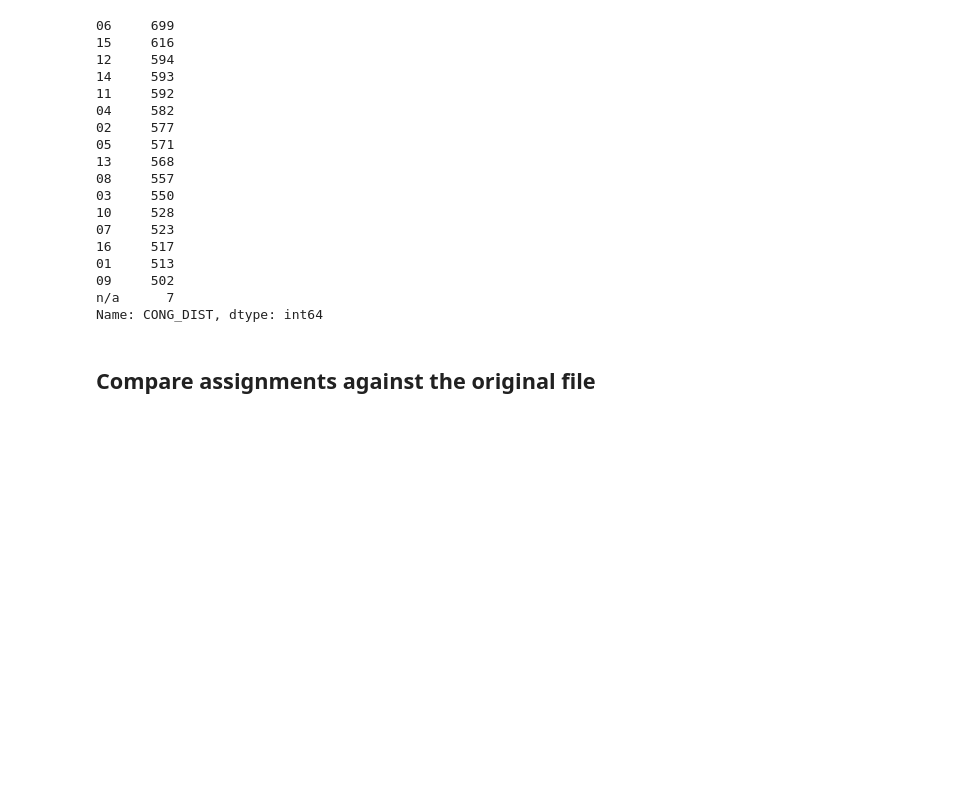
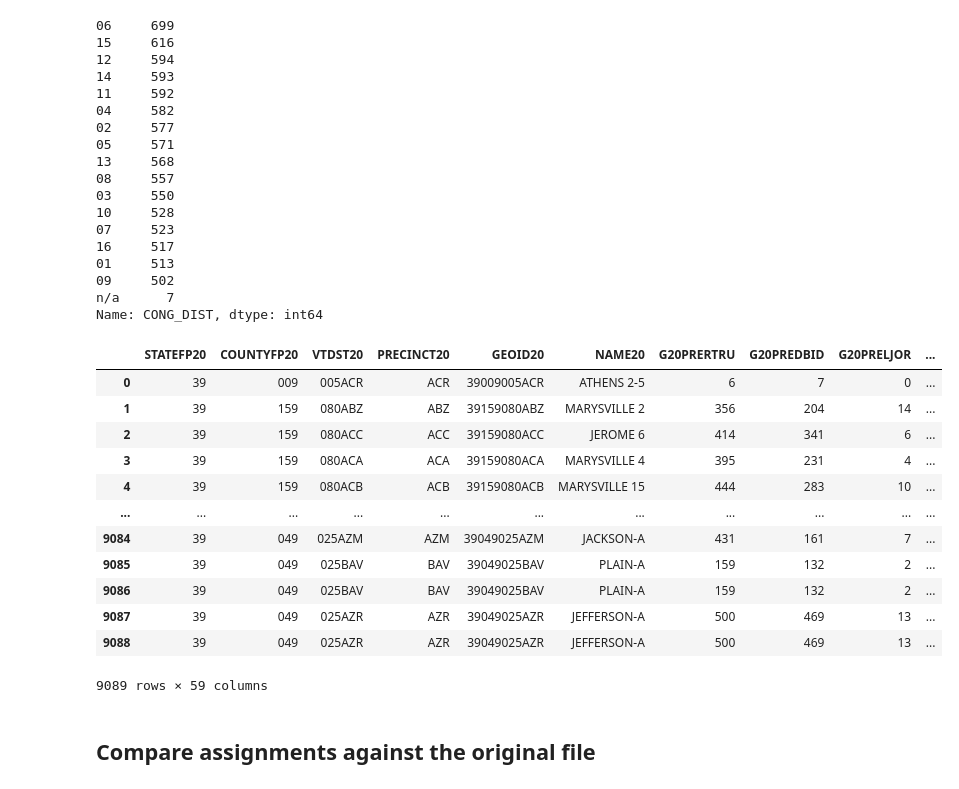
Before and after one commit to nonpartisan-redistricting-datahub/erj-oh, a Jupyter notebook: 2020/general/oh_gen_20_cong_prec.ipynb, the cells around one changed output. Saved outputs shown, nothing was run; the diff lists cells and outputs as text; code cells hidden in the pictures; blank space fills up the shorter version.

```diff
--- a/2020/general/oh_gen_20_cong_prec.ipynb
+++ b/2020/general/oh_gen_20_cong_prec.ipynb
@@ -490,6 +497,28 @@ def cd_splits(cd_list,level,old_name):
     #Remove the precinct that was split
     attempt_one=attempt_one[attempt_one["UNIQUE_ID"]!=old_name]
     attempt_one.reset_index(drop=True,inplace=True)
+# %%
+def cd_splits_mod(level, old_name, attempt_one):
+    full_shape = attempt_one.loc[attempt_one["UNIQUE_ID"]==old_name]
+    #print(old_name,"->"," & ".join(new_id_list))
+
+    test_join = gp.overlay(full_shape, oh_con_districts, how = "intersection")
+    if test_join.empty:
+        print("***Issue merging SLDL: ", old_name)
+    #print(list(attempt_one.columns))
+
+    for index, row in test_join.iterrows():
+        test_join.at[index, "UNIQUE_ID"] = old_name+"-("+level + "-" + row["CD116FP"] + ")"
+        for column in test_join:
+            if column in final_races and row["CD116FP"] not in column:
+                test_join.at[index, column] = 0
+        test_join = test_join[list(attempt_one.columns)]
+
+
+    attempt_one=attempt_one[attempt_one["UNIQUE_ID"]!=old_name]
+    attempt_one = pd.concat([attempt_one, test_join])
+    attempt_one.reset_index(drop=True,inplace=True)
+    return attempt_one
 # %%
 #Re-introduce the column from above
 
@@ -501,4 +530,5 @@ for val in attempt_one["UNIQUE_ID"]:
 #         print(val)
 #         print(con_splits_dict[val])
         #How we will actually call it
-        cd_splits(con_splits_dict[val],"CON",val)
+        #cd_splits(con_splits_dict[val],"CON",val)
+        attempt_one = cd_splits_mod("CON",val, attempt_one)
@@ -600,6 +621,22 @@ n/a      7
 Name: CONG_DIST, dtype: int64
 # %%
 attempt_one.drop("_merge", axis = 1, inplace = True)
+# %%
+attempt_one
+# %% [output]
+|  | STATEFP20 | COUNTYFP20 | VTDST20 | PRECINCT20 | GEOID20 | NAME20 | G20PRERTRU | G20PREDBID | G20PRELJOR | ... |
+| 0 | 39 | 009 | 005ACR | ACR | 39009005ACR | ATHENS 2-5 | 6 | 7 | 0 | ... |
+| 1 | 39 | 159 | 080ABZ | ABZ | 39159080ABZ | MARYSVILLE 2 | 356 | 204 | 14 | ... |
+| 2 | 39 | 159 | 080ACC | ACC | 39159080ACC | JEROME 6 | 414 | 341 | 6 | ... |
+| 3 | 39 | 159 | 080ACA | ACA | 39159080ACA | MARYSVILLE 4 | 395 | 231 | 4 | ... |
+| 4 | 39 | 159 | 080ACB | ACB | 39159080ACB | MARYSVILLE 15 | 444 | 283 | 10 | ... |
+| ... | ... | ... | ... | ... | ... | ... | ... | ... | ... | ... |
+| 9084 | 39 | 049 | 025AZM | AZM | 39049025AZM | JACKSON-A | 431 | 161 | 7 | ... |
+| 9085 | 39 | 049 | 025BAV | BAV | 39049025BAV | PLAIN-A | 159 | 132 | 2 | ... |
+| 9086 | 39 | 049 | 025BAV | BAV | 39049025BAV | PLAIN-A | 159 | 132 | 2 | ... |
+| 9087 | 39 | 049 | 025AZR | AZR | 39049025AZR | JEFFERSON-A | 500 | 469 | 13 | ... |
+| 9088 | 39 | 049 | 025AZR | AZR | 39049025AZR | JEFFERSON-A | 500 | 469 | 13 | ... |
+9089 rows × 59 columns
 # %% [markdown]
 ## Compare assignments against the original file
 # %%
```
Also changed, not shown: parts of 3 cells of this notebook, 1 other file.
